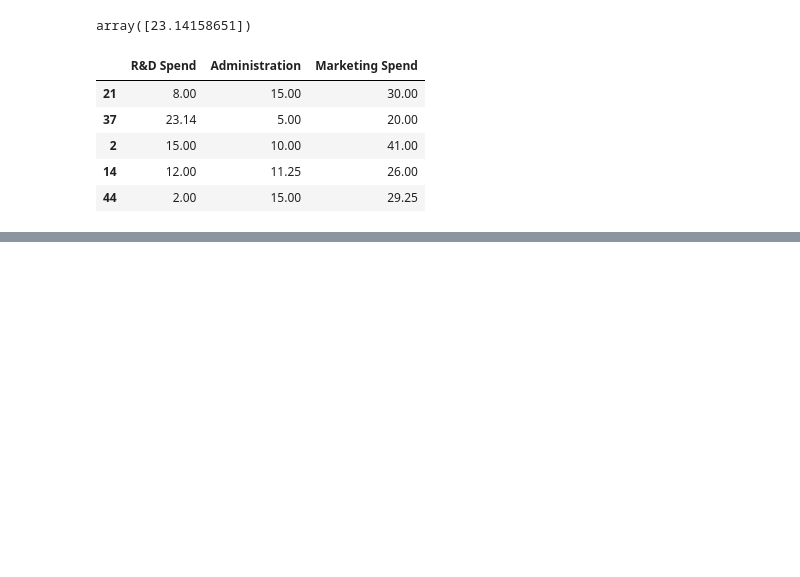
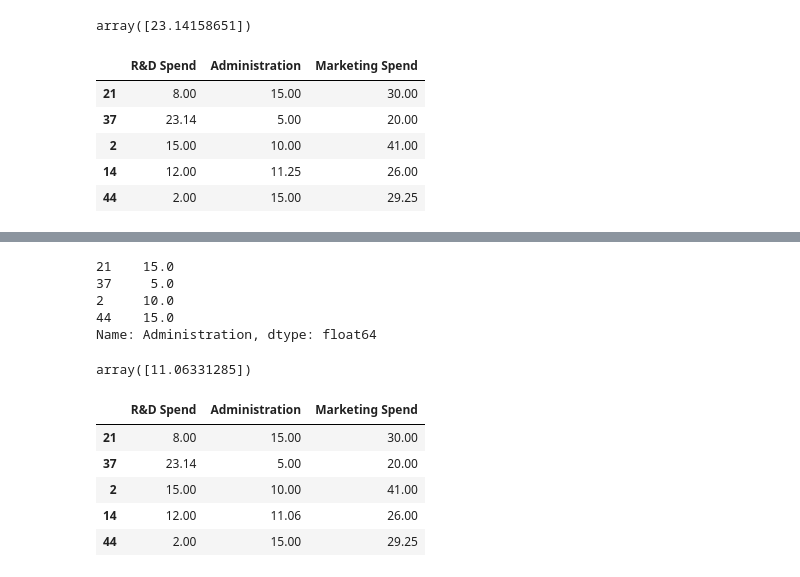
Before and after one commit to ShuklAlok2545/ml_learnings, a Jupyter notebook: ml08/iterative_imputer.ipynb, the cells around one changed output, grey strips where cells are left out. Drawn from its saved outputs; the diff is of its cells as text; code cells hidden in the pictures; blank space fills up the shorter version.

```diff
--- a/ml08/iterative_imputer.ipynb
+++ b/ml08/iterative_imputer.ipynb
@@ -143,0 +167,25 @@ df1
+# %%
+y = df1.iloc[[0,1,2,4],1]
+y
+# %% [output]
+21    15.0
+37     5.0
+2     10.0
+44    15.0
+Name: Administration, dtype: float64
+# %%
+lr = LinearRegression()
+lr.fit(X,y)
+lr.predict(df1.iloc[3,[0,2]].values.reshape(1,2))
+# %% [output]
+array([11.06331285])
+# %%
+df1.iloc[3,1] = 11.06
+df1
+# %% [output]
+|  | R&D Spend | Administration | Marketing Spend |
+| 21 | 8.00 | 15.00 | 30.00 |
+| 37 | 23.14 | 5.00 | 20.00 |
+| 2 | 15.00 | 10.00 | 41.00 |
+| 14 | 12.00 | 11.06 | 26.00 |
+| 44 | 2.00 | 15.00 | 29.25 |
```
Also changed, not shown: parts of 25 cells of this notebook.
